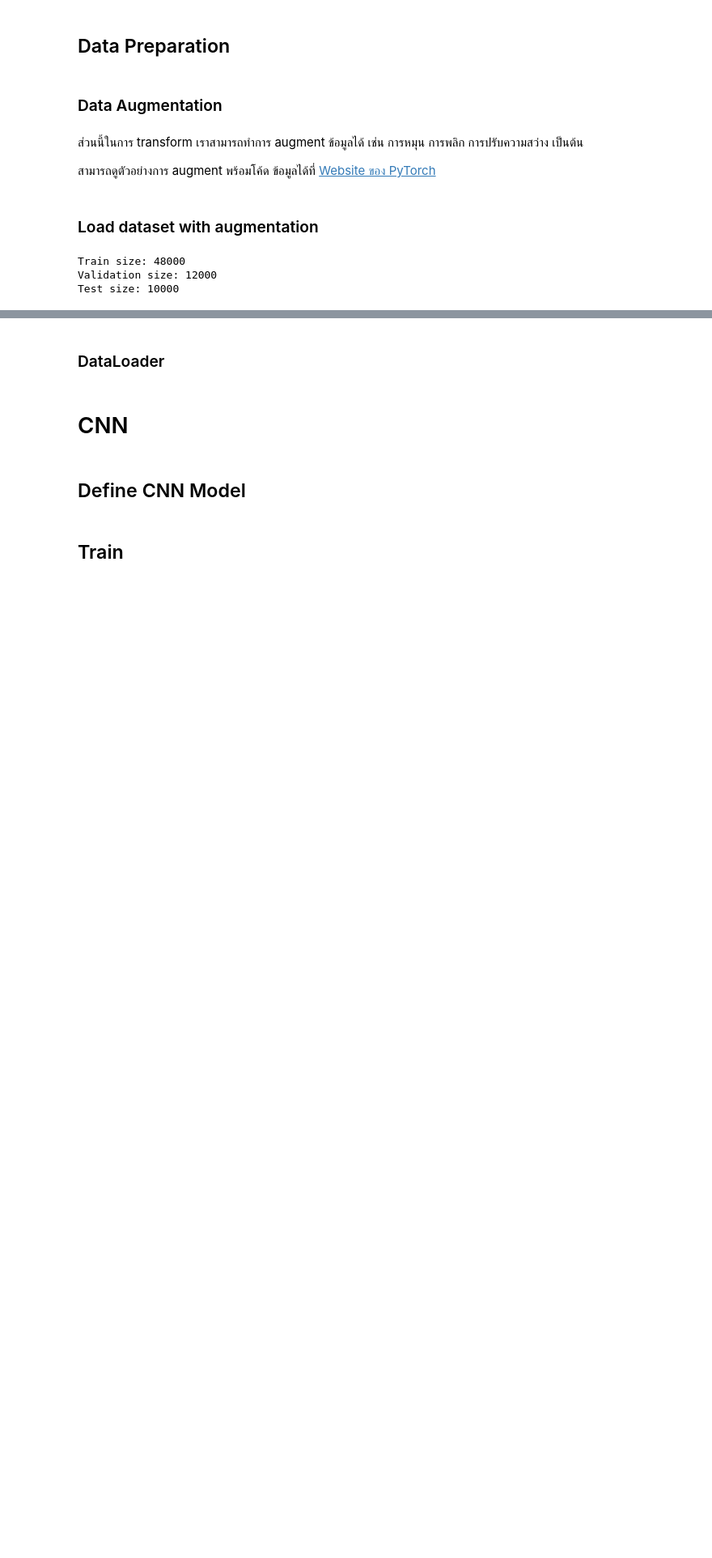
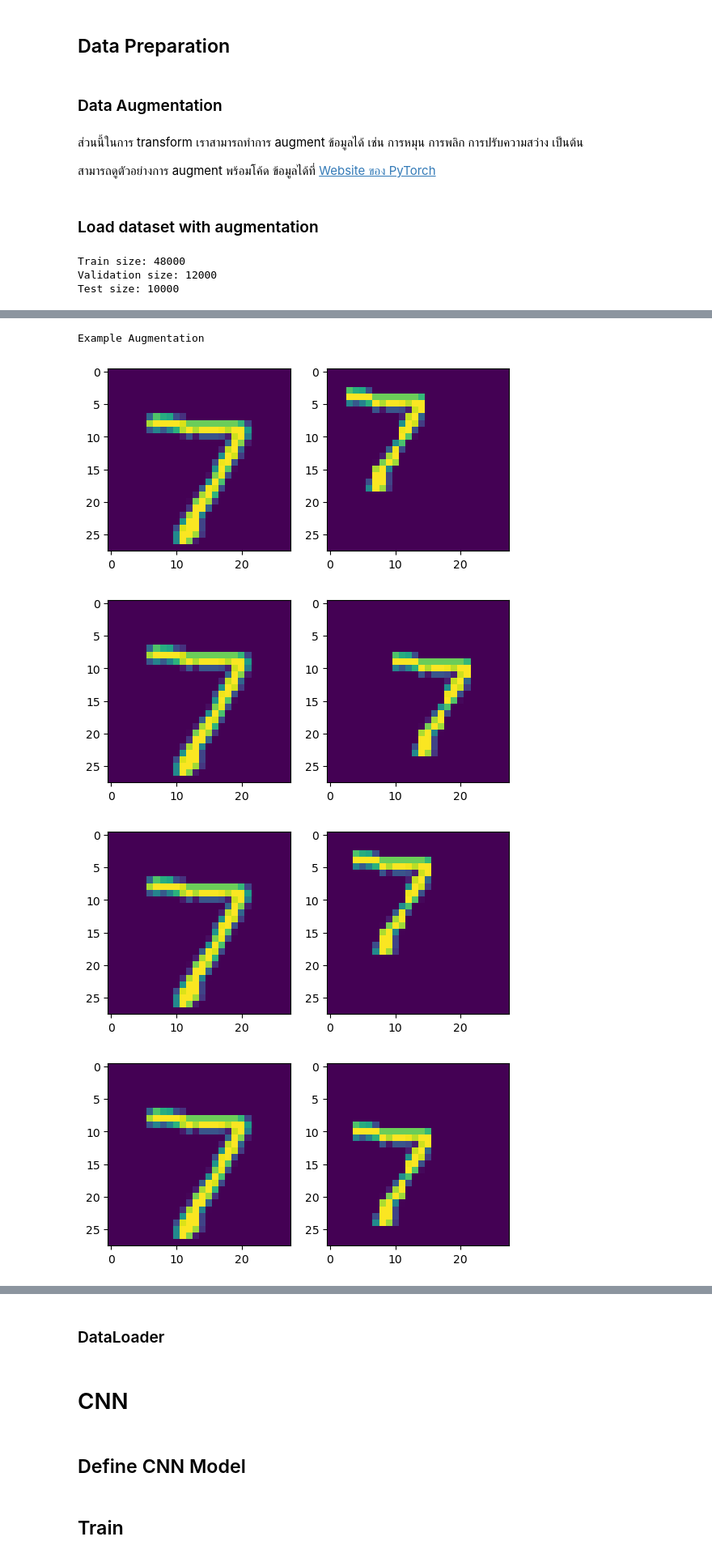
Before and after one commit to AndewNN/WitCom_DL, a Jupyter notebook: mnist_cnn_eff.ipynb, the cells around one changed output, grey strips where cells are left out. Shown at 81% size. Cells and saved outputs as stored; diff of their text form; code cells hidden in the pictures; blank space fills up the shorter version.

```diff
--- a/mnist_cnn_eff.ipynb
+++ b/mnist_cnn_eff.ipynb
@@ -47,19 +47,22 @@ std = [0.5]
 # std = [0.229, 0.224, 0.225]
 
 transform = transforms.Compose([
-    transforms.ToTensor(),
-    transforms.Normalize(mean, std)],
+    transforms.ToImage(),
+    transforms.ToDtype(torch.float32, scale=True),
+    transforms.Normalize(mean, std),
+
     # สามารถใส่เพิ่มได้ให้ข้อมูลมีความหลากหลายมากขึ้น
 
     # example: uncomment ถ้าอยากใช้
 
     # transforms.RandomHorizontalFlip(p = 0.5),
-    # transforms.RandomRotation(degrees=(0, 180)),
-    # transforms.RandomAffine(degrees=0, translate=(0.1, 0.1), scale=(0.9, 1.1)),
-)
+    # transforms.RandomRotation(degrees=(0, 45)),
+    transforms.RandomAffine(degrees=0, translate=(0.2, 0.2), scale=(0.9, 1.1), fill=-1),
+])
 
 transform_test = transforms.Compose([ # Test set จะไม่ augment เพ่ิม
-    transforms.ToTensor(),
+    transforms.ToImage(),
+    transforms.ToDtype(torch.float32, scale=True),
     transforms.Normalize(mean, std)],
 )
 # %% [markdown]
@@ -85,0 +91,15 @@ Test size: 10000
+# %%
+af = transforms.RandomAffine(degrees = 0, translate = (0.2, 0.2), scale=(0.8, 0.8), fill=-1)
+print("Example Augmentation")
+for i in range(5):
+    plt.subplot(1, 2, 1)
+    plt.imshow(testset[0][0].numpy().squeeze())
+    plt.subplot(1, 2, 2)
+    plt.imshow(tmp := af(testset[0][0]).numpy().squeeze())
+    plt.show()
+# %% [output]
+Example Augmentation
+[figure, added]
+[figure, added]
+[figure, added]
+[figure, added]
```
Also changed, not shown: parts of 10 cells of this notebook.
